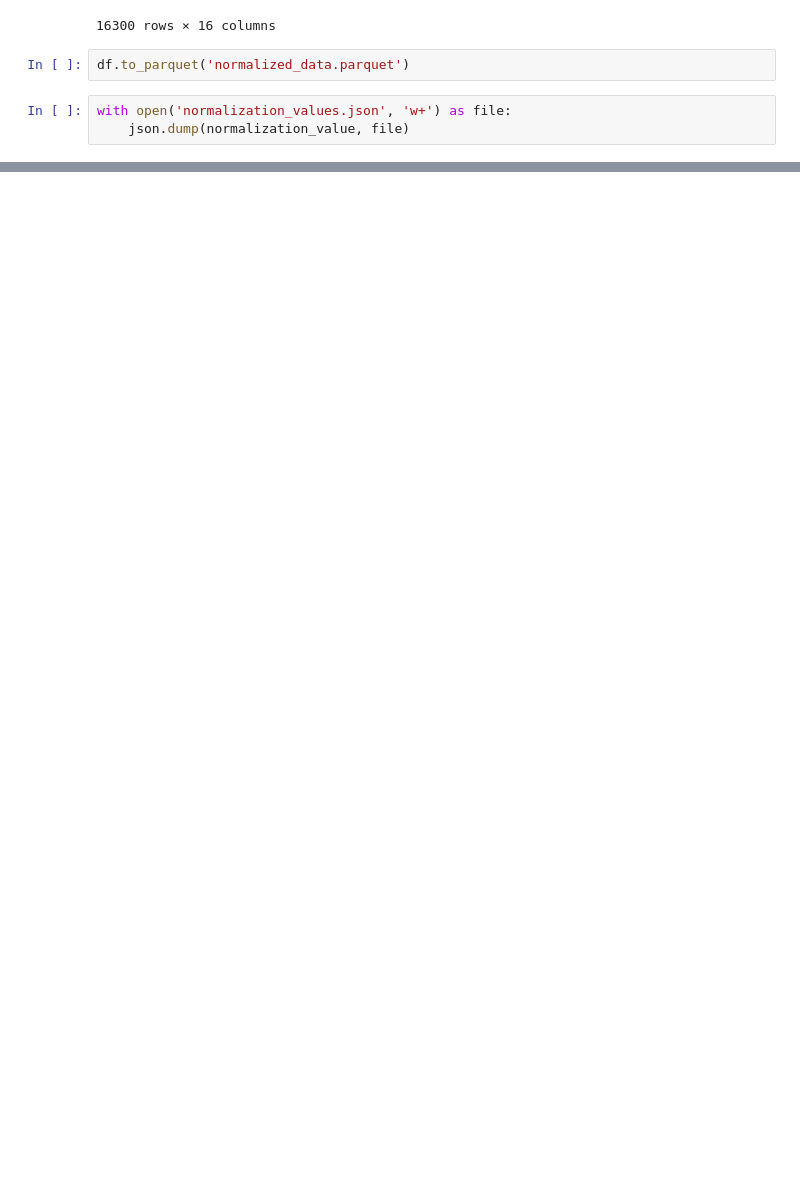
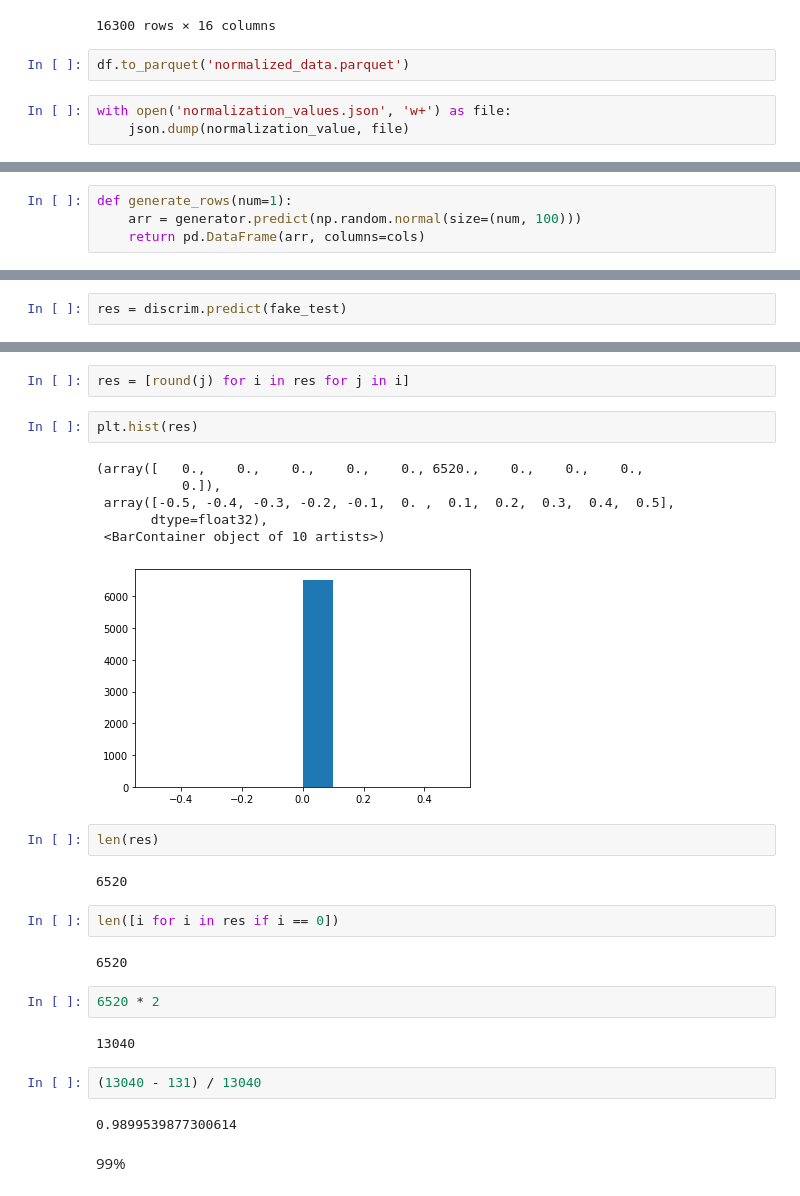
Before and after one commit to LRAbbade/IoT_anomaly_detection, a Jupyter notebook: training.ipynb, the cells around one changed output, grey strips where cells are left out. Cells and saved outputs as stored; diff of their text form; blank space fills up the shorter version.

```diff
--- a/training.ipynb
+++ b/training.ipynb
@@ -79,0 +212,4 @@ normalization_values.json preped_dataset.parquet
+# %%
+def generate_rows(num=1):
+    arr = generator.predict(np.random.normal(size=(num, 100)))
+    return pd.DataFrame(arr, columns=cols)
@@ -79,0 +316,2 @@ normalization_values.json preped_dataset.parquet
+# %%
+res = discrim.predict(fake_test)
@@ -79,0 +328,29 @@ normalization_values.json preped_dataset.parquet
+# %%
+res = [round(j) for i in res for j in i]
+# %%
+plt.hist(res)
+# %% [output]
+(array([   0.,    0.,    0.,    0.,    0., 6520.,    0.,    0.,    0.,
+           0.]),
+ array([-0.5, -0.4, -0.3, -0.2, -0.1,  0. ,  0.1,  0.2,  0.3,  0.4,  0.5],
+       dtype=float32),
+ <BarContainer object of 10 artists>)
+[figure, added]
+# %%
+len(res)
+# %% [output]
+6520
+# %%
+len([i for i in res if i == 0])
+# %% [output]
+6520
+# %%
+6520 * 2
+# %% [output]
+13040
+# %%
+(13040 - 131) / 13040
+# %% [output]
+0.9899539877300614
+# %% [markdown]
+99%
```
Also changed, not shown: parts of 39 cells of this notebook.
